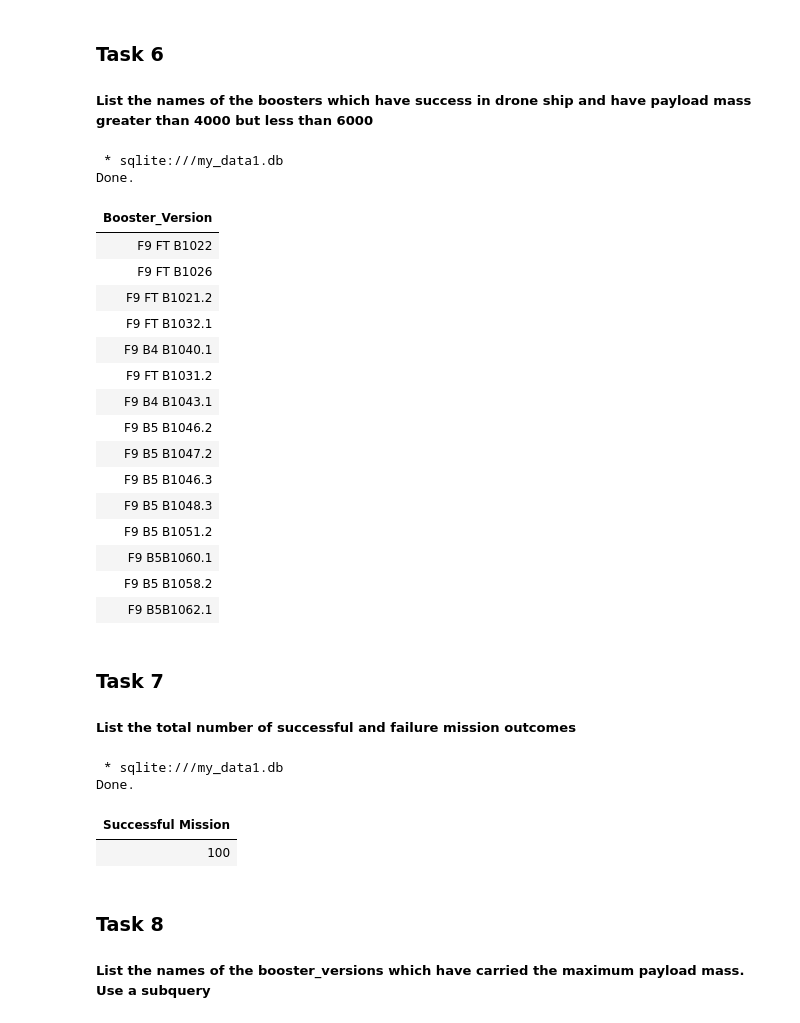
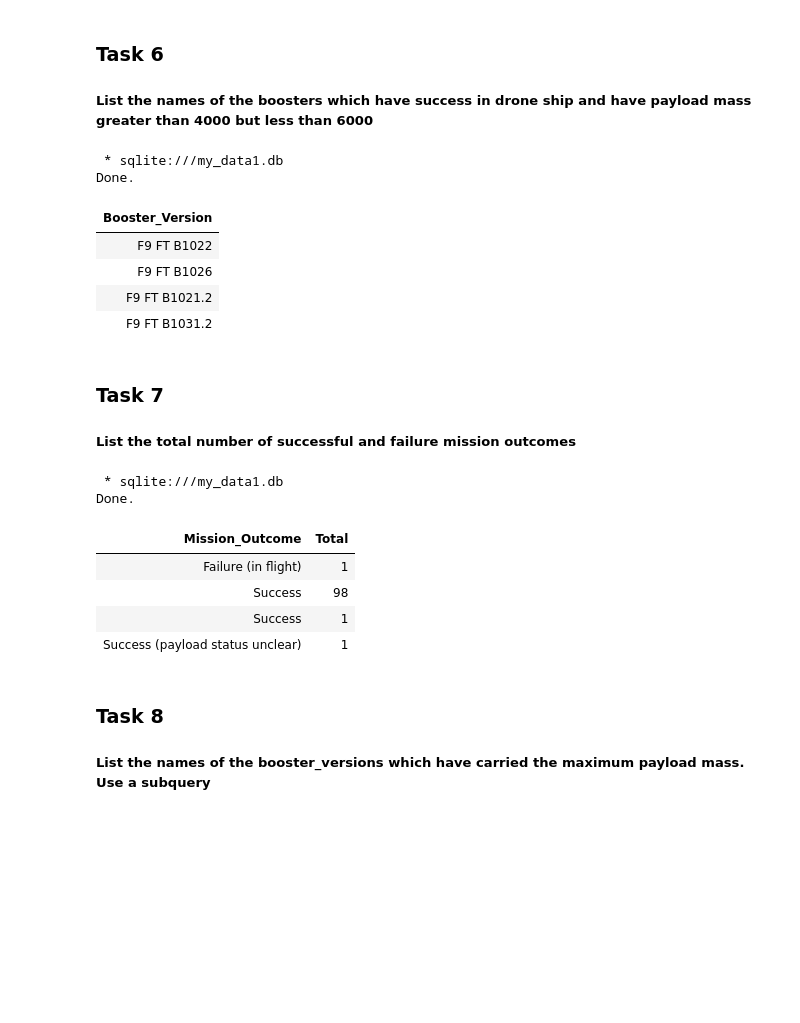
Before and after one commit to JoelmirDias/IBM_Coursera, a Jupyter notebook: jupyter_labs_eda_sql_coursera_sqllite.ipynb, the cells around one changed output. Cells and saved outputs as stored; diff of their text form; code cells hidden in the pictures; blank space fills up the shorter version.

```diff
--- a/jupyter_labs_eda_sql_coursera_sqllite.ipynb
+++ b/jupyter_labs_eda_sql_coursera_sqllite.ipynb
@@ -199,40 +199,32 @@ Done.
 # %%
 %%sql
 SELECT distinct(Booster_Version) from SPACEXTBL
-where ("Landing _Outcome") like '%success%'
-AND PAYLOAD_MASS__KG_ between 4000 AND 6000
+where ("Landing _Outcome") like '%success (drone ship)%'
+AND PAYLOAD_MASS__KG_ > 4000 AND PAYLOAD_MASS__KG_< 6000
 # %% [output]
  * sqlite:///my_data1.db
 Done.
 | Booster_Version |
 | F9 FT B1022 |
 | F9 FT B1026 |
 | F9 FT B1021.2 |
-| F9 FT B1032.1 |
-| F9 B4 B1040.1 |
 | F9 FT B1031.2 |
-| F9 B4 B1043.1 |
-| F9 B5 B1046.2 |
-| F9 B5 B1047.2 |
-| F9 B5 B1046.3 |
-| F9 B5 B1048.3 |
-| F9 B5 B1051.2 |
-| F9 B5B1060.1 |
-| F9 B5 B1058.2 |
-| F9 B5B1062.1 |
 # %% [markdown]
 ### Task 7
 
 ##### List the total number of successful and failure mission outcomes
-# %%
-%%sql
-SELECT count(Mission_Outcome	) as 'Successful Mission' from SPACEXTBL
-WHERE Mission_Outcome	not like '%failure%'
-# %% [output]
- * sqlite:///my_data1.db
-Done.
-| Successful Mission |
-| 100 |
+# %%
+%%sql
+select mission_outcome, count(mission_outcome) as "Total" from spacextbl
+group by mission_outcome
+# %% [output]
+ * sqlite:///my_data1.db
+Done.
+| Mission_Outcome | Total |
+| Failure (in flight) | 1 |
+| Success | 98 |
+| Success | 1 |
+| Success (payload status unclear) | 1 |
 # %% [markdown]
 ### Task 8
 
```
Also changed, not shown: parts of 1 cell of this notebook.
